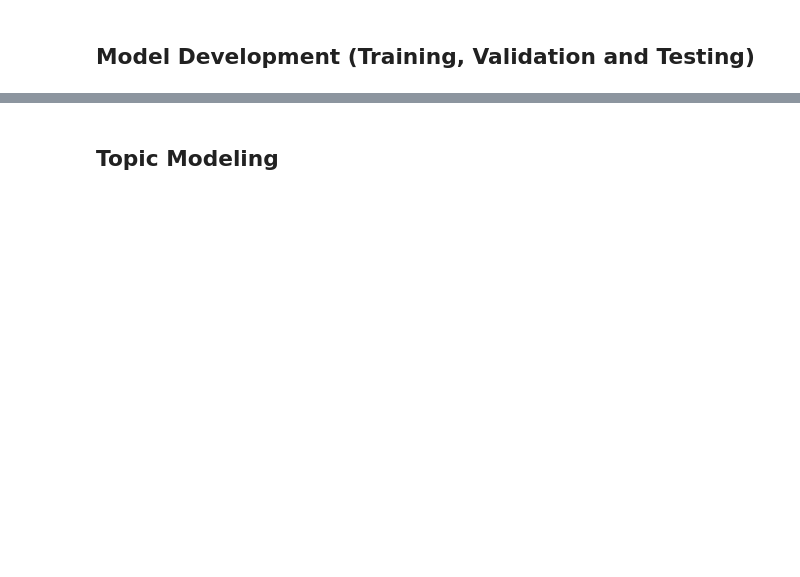
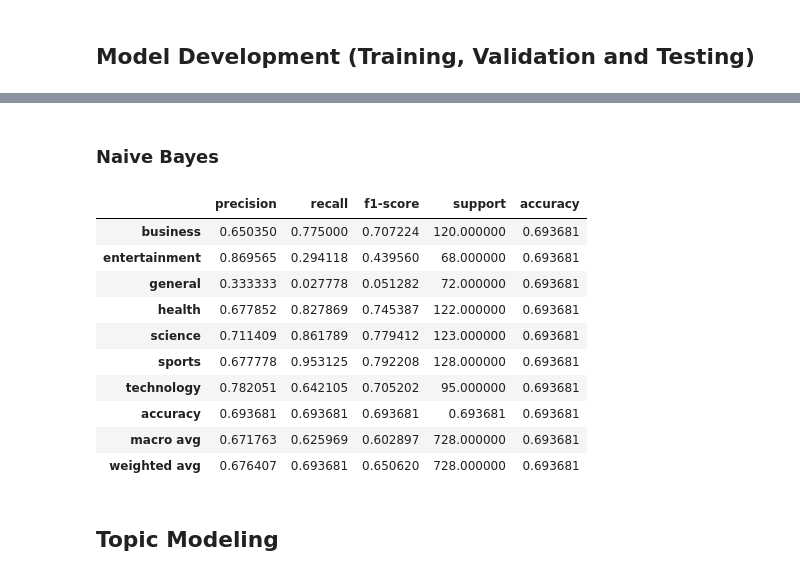
Before and after one commit to mitosisgg/ADS509_FinalProject, a Jupyter notebook: ADS_509_Final_Team_Project.ipynb, the cells around one changed output, grey strips where cells are left out. Saved outputs shown, nothing was run; the diff lists cells and outputs as text; code cells hidden in the pictures; blank space fills up the shorter version.

```diff
--- a/ADS_509_Final_Team_Project.ipynb
+++ b/ADS_509_Final_Team_Project.ipynb
@@ -583,2 +719,45 @@ display(desc_stats_df)
+# %% [markdown]
+### Naive Bayes
+# %%
+from sklearn.naive_bayes import MultinomialNB
+from sklearn.feature_extraction.text import TfidfVectorizer
+from sklearn.pipeline import make_pipeline
+
+# Create a pipeline: TF-IDF vectorizer + Multinomial Naive Bayes
+nb_pipeline = make_pipeline(
+    TfidfVectorizer(max_features=10000, ngram_range=(1,2)),
+    MultinomialNB()
+)
+
+# Fit the model
+nb_pipeline.fit(train_df['comb_text'], train_df['category'])
+
+# Predict on test set
+y_pred_nb = nb_pipeline.predict(test_df['comb_text'])
+
+# Calculate accuracy
+nb_accuracy = accuracy_score(test_df['category'], y_pred_nb)
+
+# Get classification report as dict
+nb_report = classification_report(test_df['category'], y_pred_nb, output_dict=True)
+
+# Convert to results DataFrame
+nb_classifier_results = pd.DataFrame(nb_report).T
+nb_classifier_results['accuracy'] = nb_accuracy  # Add accuracy column for all rows
+
+# Display summary
+display(nb_classifier_results)
+# %% [output]
+|  | precision | recall | f1-score | support | accuracy |
+| business | 0.650350 | 0.775000 | 0.707224 | 120.000000 | 0.693681 |
+| entertainment | 0.869565 | 0.294118 | 0.439560 | 68.000000 | 0.693681 |
+| general | 0.333333 | 0.027778 | 0.051282 | 72.000000 | 0.693681 |
+| health | 0.677852 | 0.827869 | 0.745387 | 122.000000 | 0.693681 |
+| science | 0.711409 | 0.861789 | 0.779412 | 123.000000 | 0.693681 |
+| sports | 0.677778 | 0.953125 | 0.792208 | 128.000000 | 0.693681 |
+| technology | 0.782051 | 0.642105 | 0.705202 | 95.000000 | 0.693681 |
+| accuracy | 0.693681 | 0.693681 | 0.693681 | 0.693681 | 0.693681 |
+| macro avg | 0.671763 | 0.625969 | 0.602897 | 728.000000 | 0.693681 |
+| weighted avg | 0.676407 | 0.693681 | 0.650620 | 728.000000 | 0.693681 |
 # %% [markdown]
 ## Topic Modeling
```
Also changed, not shown: parts of 15 cells of this notebook.
